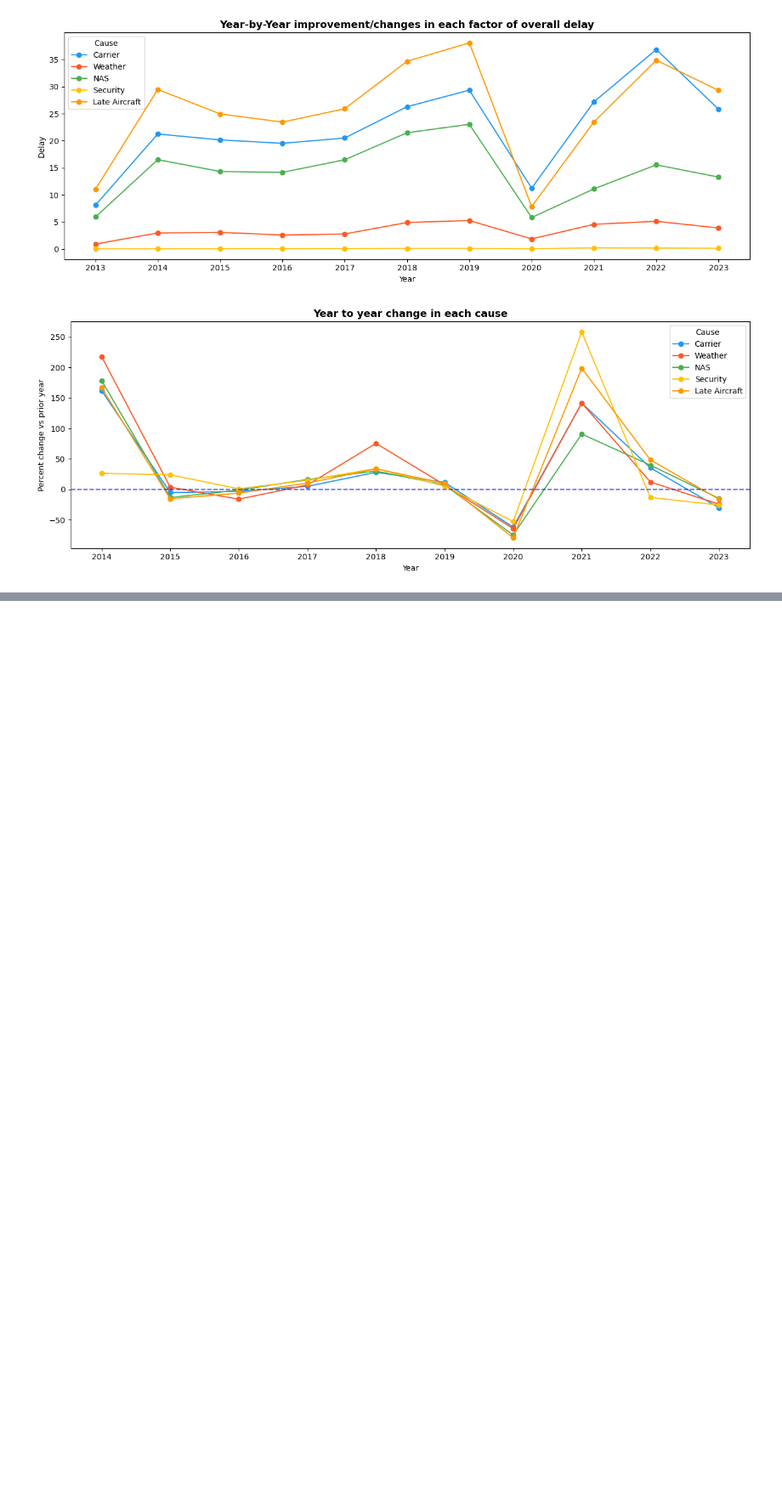
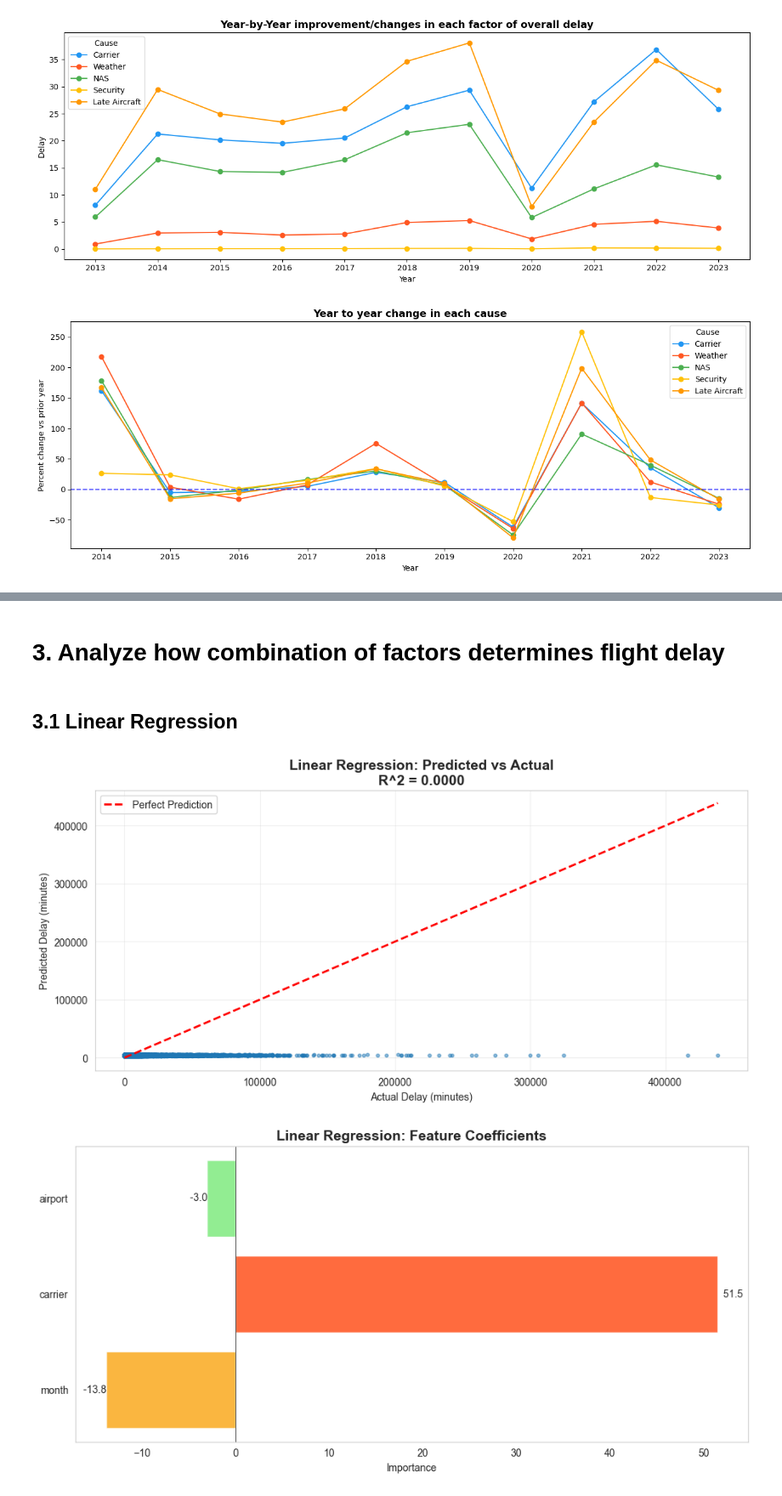
Before and after one commit to KuanchengWang/ECE143-WI26-G7, a Jupyter notebook: main_analysis.ipynb, the cells around one changed output, grey strips where cells are left out. Shown at 85% size. Drawn from its saved outputs; the diff is of its cells as text; code cells hidden in the pictures; blank space fills up the shorter version.

Commit message:
add regression and requirementx.txt

```diff
--- a/main_analysis.ipynb
+++ b/main_analysis.ipynb
@@ -105,0 +71,13 @@ AirportDelayAnalyzer.plot_top_airports_bar()
+# %% [markdown]
+# 3. Analyze how combination of factors determines flight delay
+# %% [markdown]
+## 3.1 Linear Regression
+# %%
+from src.linear_regression_model import DelayLinearRegression
+from src.regression_visualization import visualize_results
+
+results = DelayLinearRegression().train_model()
+visualize_results(results, model_name='Linear Regression')
+# %% [output]
+[figure, added]
+[figure, added]
```
Also changed, not shown: parts of 17 cells of this notebook, 9 other files.
